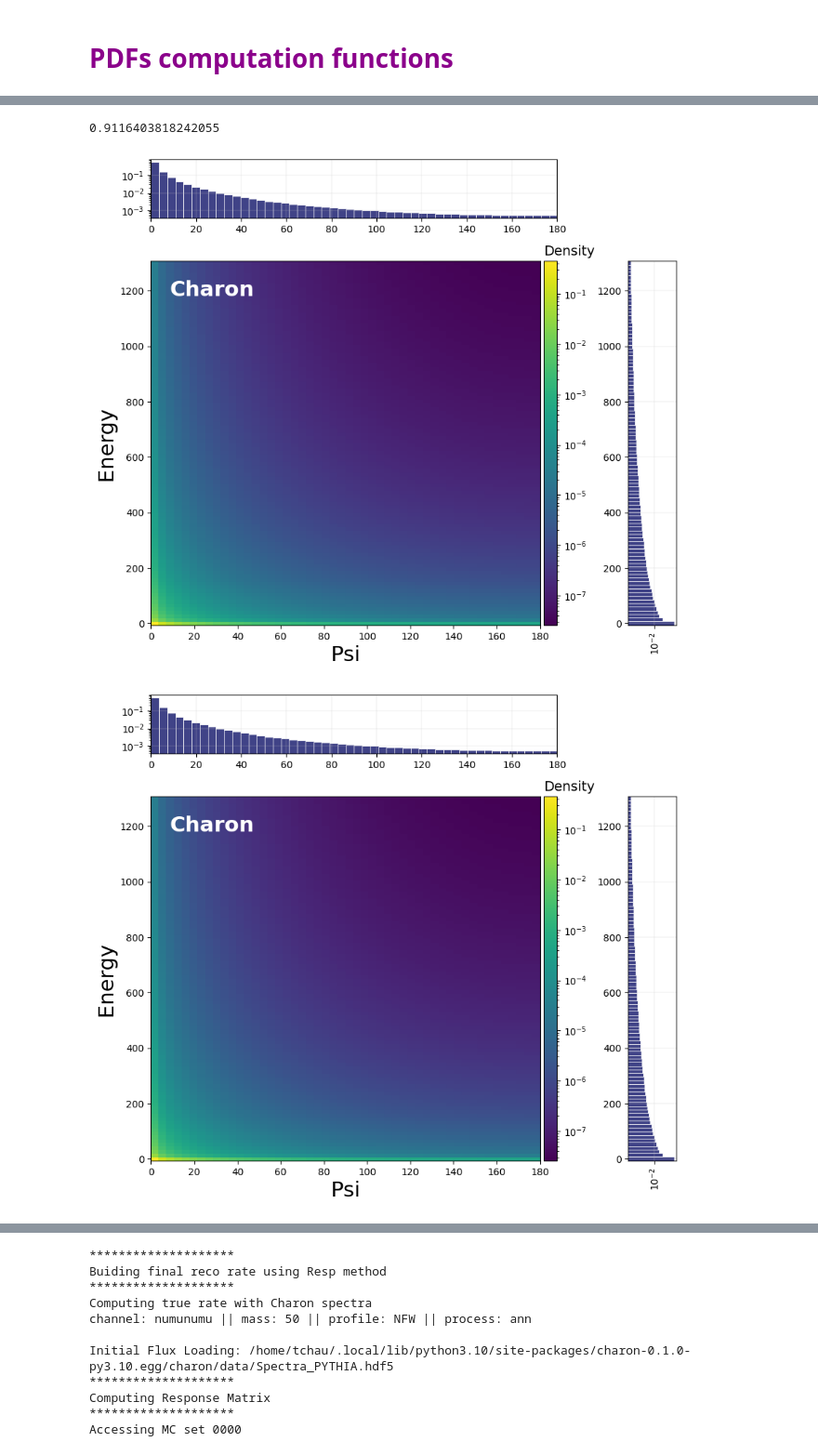
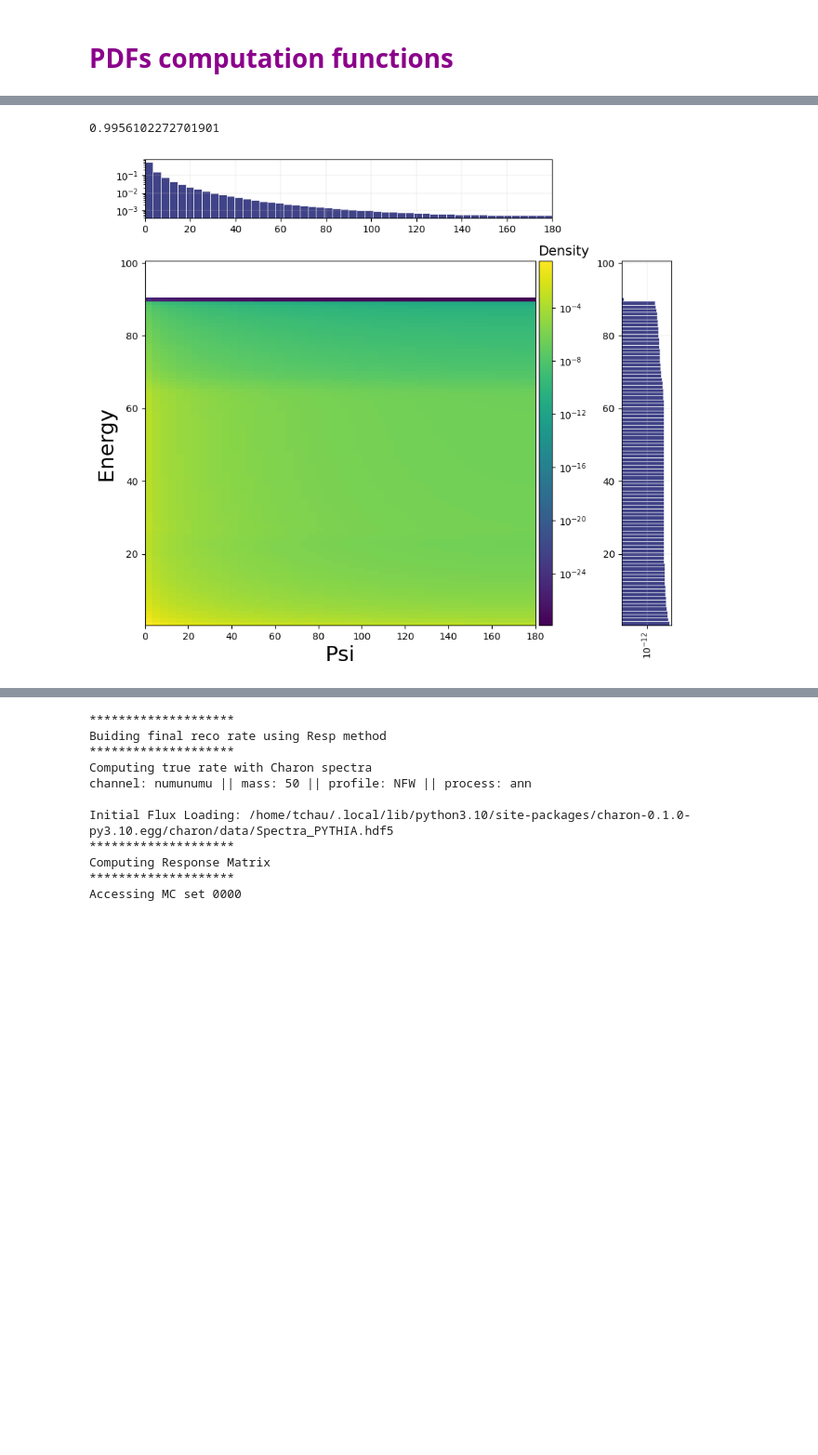
Before and after one commit to NhanChau94/GC_OscNext, a Jupyter notebook: PlotScripts/PDFs.ipynb, the cells around one changed output, grey strips where cells are left out. Shown at 93% size. Saved outputs shown, nothing was run; the diff lists cells and outputs as text; code cells hidden in the pictures; blank space fills up the shorter version.

```diff
--- a/PlotScripts/PDFs.ipynb
+++ b/PlotScripts/PDFs.ipynb
@@ -18,10 +19,10 @@ Error:
 # %%
 # channel and mass
 channel = "WW"
-mass = 8000
+mass = 90
 profile='NFW'
 # Bin
-Bin = Std_Binning(1300)
+Bin = Std_Binning(100)
 Reco = RecoRate(channel,
             mass,
             profile,
@@ -72,14 +72,12 @@ Initial Flux Loading: /home/tchau/.local/lib/python3.10/site-packages/charon-0.1
 # %%
-# np.sum(Reco.hist['RecoRate'])
+np.sum(Reco.hist['RecoRate'])
 np.sum(Reco.hist['RecoRate'])/np.sum(Reco_evtbyevt.hist['RecoRate'])
 # %% [output]
-0.9116403818242055
+0.9956102272701901
 # %%
 plot_projections(Reco.hist['TrueRate']['nu_tau']/np.sum(Reco.hist['TrueRate']['nu_tau']), np.array([Bin['true_psi_edges'], Bin['true_energy_edges']]), "Psi", "Energy", "Charon", zlogscale=True)
-plot_projections(Reco_evtbyevt.hist['TrueRate']['nu_tau']/np.sum(Reco_evtbyevt.hist['TrueRate']['nu_tau']), np.array([Bin['true_psi_edges'], Bin['true_energy_edges']]), "Psi", "Energy", "Charon", zlogscale=True)
 # %% [output]
-[figure, old version]
+[figure, new version]
-[figure, removed]
 # %%
 plot_projections(RecoHist_evtbyevt/np.sum(RecoHist_evtbyevt), np.array([Bin['reco_psi_edges'], np.log10(Bin['reco_energy_edges'])]), r"$\psi_{reco}$", r"$log_{10}(E_{reco})$", "Charon\n evtbyevt reweighted\n"+ r"$b\bar{b}$"+"- {} GeV".format(mass))
 plot_projections(RecoHist/np.sum(RecoHist), np.array([Bin['reco_psi_edges'], np.log10(Bin['reco_energy_edges'])]), r"$\psi_{reco}$", r"$log_{10}(E_{reco})$", "Charon\n Flux x Resp\n"+ r"$b\bar{b}$"+"- {} GeV \n NFW".format(mass))
```
Also changed, not shown: parts of 8 cells of this notebook, 15 other files.
